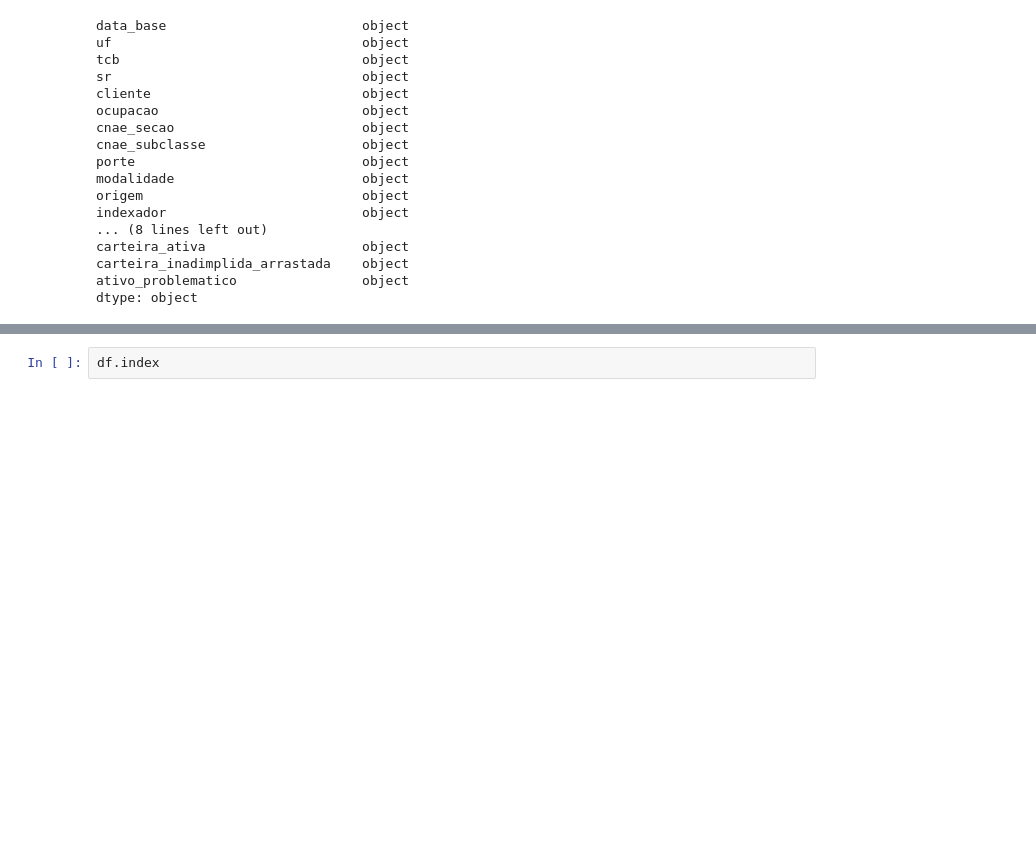
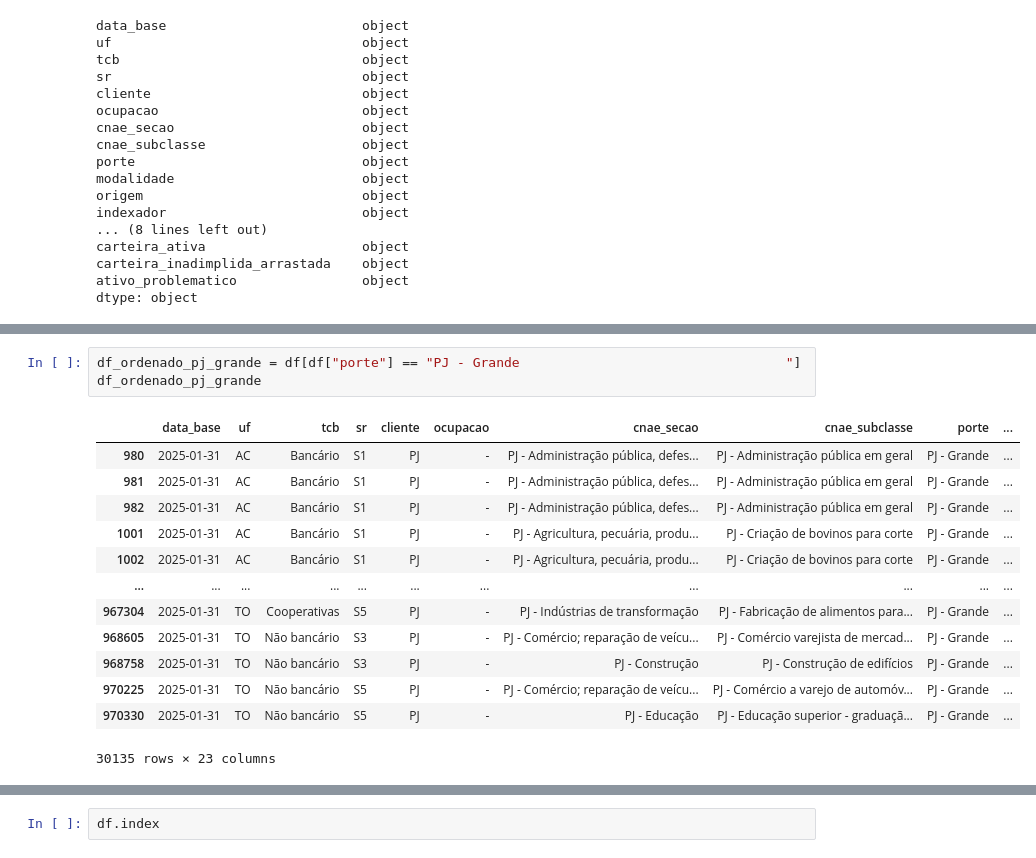
Before and after one commit to davi-dressler/2PeriodoFGV, a Jupyter notebook: Pandas/banco_central.ipynb, the cells around one changed output, grey strips where cells are left out. Saved outputs shown, nothing was run; the diff lists cells and outputs as text; blank space fills up the shorter version.

```diff
--- a/Pandas/banco_central.ipynb
+++ b/Pandas/banco_central.ipynb
@@ -35,0 +111,17 @@ dtype: object
+# %%
+df_ordenado_pj_grande = df[df["porte"] == "PJ - Grande                                  "]
+df_ordenado_pj_grande
+# %% [output]
+|  | data_base | uf | tcb | sr | cliente | ocupacao | cnae_secao | cnae_subclasse | porte | ... |
+| 980 | 2025-01-31 | AC | Bancário | S1 | PJ | - | PJ - Administração pública, defes... | PJ - Administração pública em geral | PJ - Grande | ... |
+| 981 | 2025-01-31 | AC | Bancário | S1 | PJ | - | PJ - Administração pública, defes... | PJ - Administração pública em geral | PJ - Grande | ... |
+| 982 | 2025-01-31 | AC | Bancário | S1 | PJ | - | PJ - Administração pública, defes... | PJ - Administração pública em geral | PJ - Grande | ... |
+| 1001 | 2025-01-31 | AC | Bancário | S1 | PJ | - | PJ - Agricultura, pecuária, produ... | PJ - Criação de bovinos para corte | PJ - Grande | ... |
+| 1002 | 2025-01-31 | AC | Bancário | S1 | PJ | - | PJ - Agricultura, pecuária, produ... | PJ - Criação de bovinos para corte | PJ - Grande | ... |
+| ... | ... | ... | ... | ... | ... | ... | ... | ... | ... | ... |
+| 967304 | 2025-01-31 | TO | Cooperativas | S5 | PJ | - | PJ - Indústrias de transformação | PJ - Fabricação de alimentos para... | PJ - Grande | ... |
+| 968605 | 2025-01-31 | TO | Não bancário | S3 | PJ | - | PJ - Comércio; reparação de veícu... | PJ - Comércio varejista de mercad... | PJ - Grande | ... |
+| 968758 | 2025-01-31 | TO | Não bancário | S3 | PJ | - | PJ - Construção | PJ - Construção de edifícios | PJ - Grande | ... |
+| 970225 | 2025-01-31 | TO | Não bancário | S5 | PJ | - | PJ - Comércio; reparação de veícu... | PJ - Comércio a varejo de automóv... | PJ - Grande | ... |
+| 970330 | 2025-01-31 | TO | Não bancário | S5 | PJ | - | PJ - Educação | PJ - Educação superior - graduaçã... | PJ - Grande | ... |
+30135 rows × 23 columns
```
Also changed, not shown: parts of 9 cells of this notebook, 1 other file.
